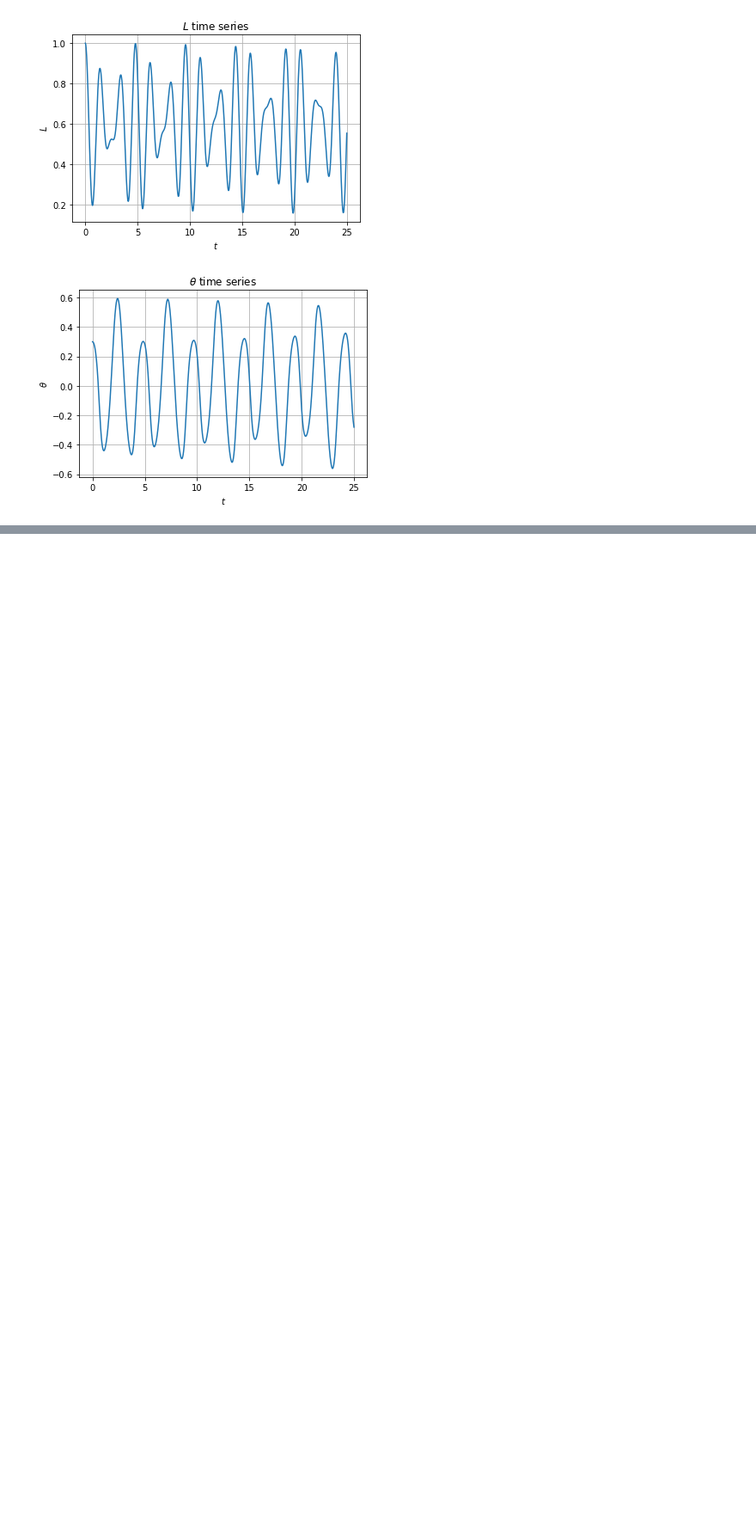
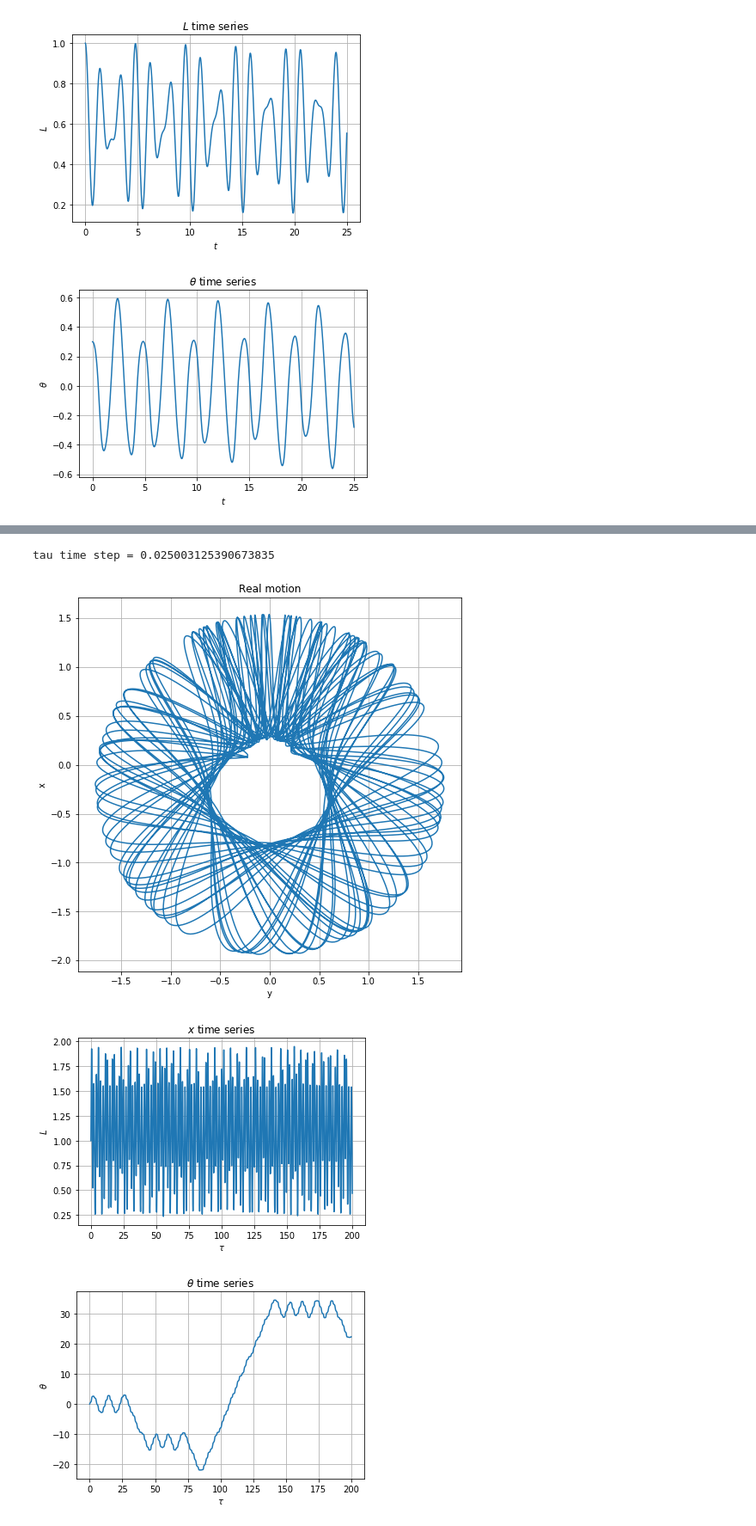
Before and after one commit to Camilo-HG/Exercises_Book, a Jupyter notebook: Spring-Pendulum.ipynb, the cells around one changed output, grey strips where cells are left out. Shown: that part at 86% size. Cells and saved outputs as stored; diff of their text form; code cells hidden in the pictures; blank space fills up the shorter version.

```diff
--- a/Spring-Pendulum.ipynb
+++ b/Spring-Pendulum.ipynb
@@ -246,0 +390,6 @@ nonlinsolve([a**2 + a, a - b], [a, b])
+# %%
+x, theta, gamma = symbols('x, theta, gamma', real=True)
+
+eq1 = sin(theta)/x
+
+solve(eq1, [x, theta])
@@ -246,0 +485,69 @@ nonlinsolve([a**2 + a, a - b], [a, b])
+# %%
+# Constant parameters
+gamma = 10.
+Lo = 1
+
+# Initial conditions
+x0 = Lo
+Vad0 = 2.
+theta0 =  0.0
+omega0 =  2.
+
+y0 = [x0, theta0, Vad0, omega0]
+
+# Time
+tau_i = 0
+tau_f = 200
+Ntau = 8000
+
+tau, tau_step = np.linspace(tau_i, tau_f , Ntau, retstep=True)
+
+print('tau time step = {}'.format(tau_step))
+
+# Solve differential equations
+sol = odeint(dYdtau, y0, tau, args=(gamma,))
+
+# Retrieve variales information
+x = sol[:, 0]
+theta = sol[:, 1]
+Vad = sol[:, 2]
+omega = sol[:, 3]
+
+# Retrieve (x,y) positions
+xReal = Lo * x * np.sin(theta)
+yReal = - Lo * x * np.cos(theta)
+
+# Plot positions
+
+plt.close()
+plt.figure(figsize=(8,8))
+plt.plot(xReal, yReal,"-")
+plt.xlabel('y')
+plt.ylabel('x')
+plt.title('Real motion')
+#plt.axis([-np.abs(xReal).max(), np.abs(xReal).max(), -np.abs(yReal).max(), 0]) # plt.axis([xmin, xmax, ymin, ymax])
+plt.grid()
+plt.show()
+
+# Plot time series
+
+plt.close()
+plt.title(r'$x$ time series')
+plt.plot(tau, x,"-")
+plt.xlabel(r'$\tau$')
+plt.ylabel(r'$L$')
+plt.grid()
+plt.show()
+
+plt.close()
+plt.title(r'$\theta$ time series')
+plt.plot(tau, theta,"-")
+plt.xlabel(r'$\tau$')
+plt.ylabel(r'$\theta$')
+plt.grid()
+plt.show()
+# %% [output]
+tau time step = 0.025003125390673835
+[figure, added]
+[figure, added]
+[figure, added]
```
Also changed, not shown: parts of 20 cells of this notebook.
